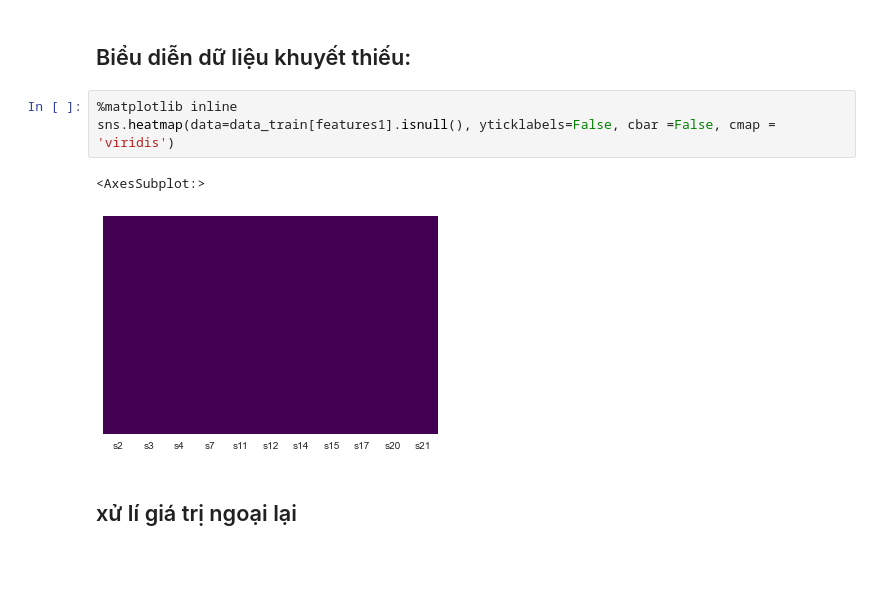
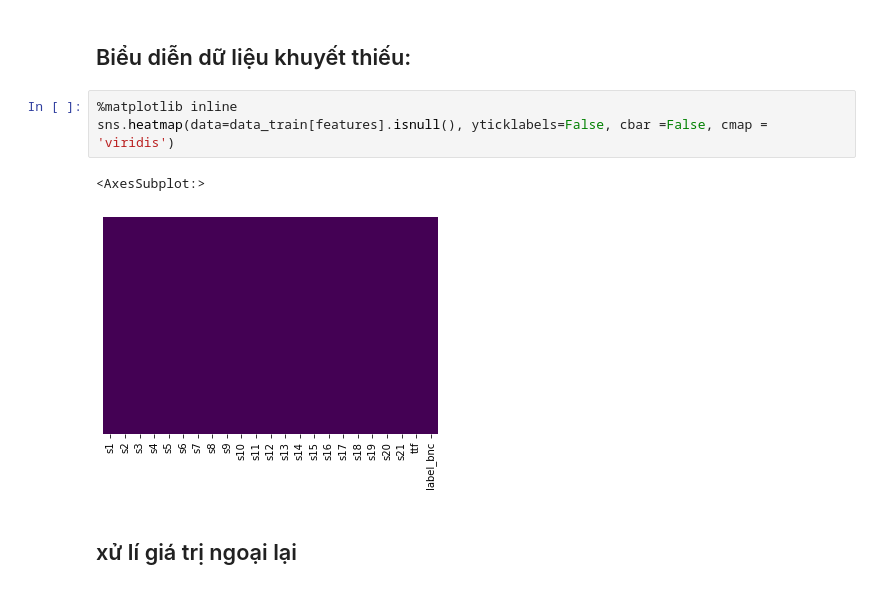
Before and after one commit to banngochaitma/ungdungAI, a Jupyter notebook: xulydulieu.ipynb, the cells around one changed output. Drawn from its saved outputs; the diff is of its cells as text; blank space fills up the shorter version.

```diff
--- a/xulydulieu.ipynb
+++ b/xulydulieu.ipynb
@@ -63,10 +63,10 @@ memory usage: 3.6 MB
 ## Biểu diễn dữ liệu khuyết thiếu:
 # %%
 %matplotlib inline
-sns.heatmap(data=data_train[features1].isnull(), yticklabels=False, cbar =False, cmap = 'viridis')
+sns.heatmap(data=data_train[features].isnull(), yticklabels=False, cbar =False, cmap = 'viridis')
 # %% [output]
 <AxesSubplot:>
-[figure, old version]
+[figure, new version]
 # %% [markdown]
 ## xử lí giá trị ngoại lại
 # %%
```
Also changed, not shown: parts of 46 cells of this notebook.
